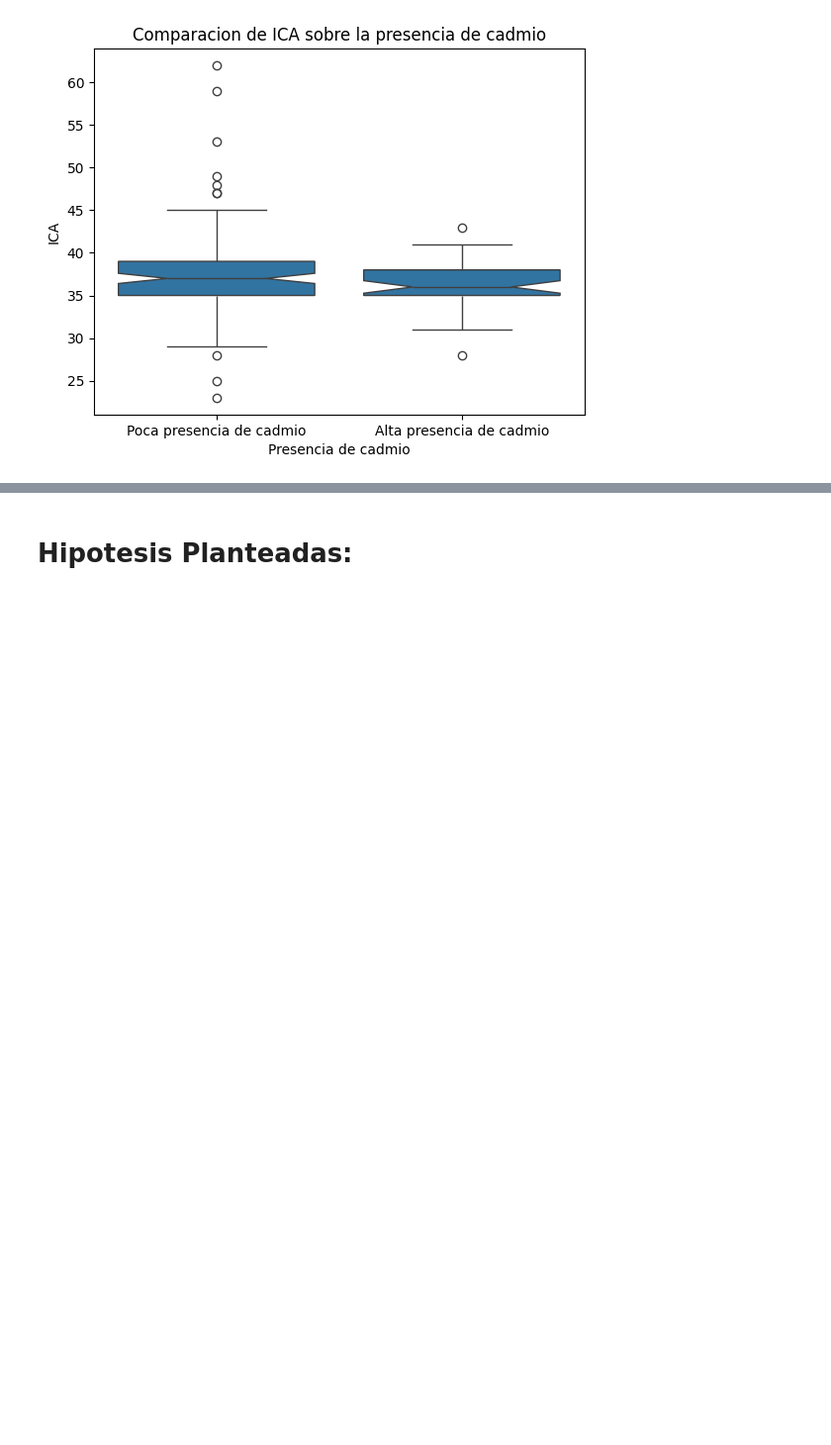
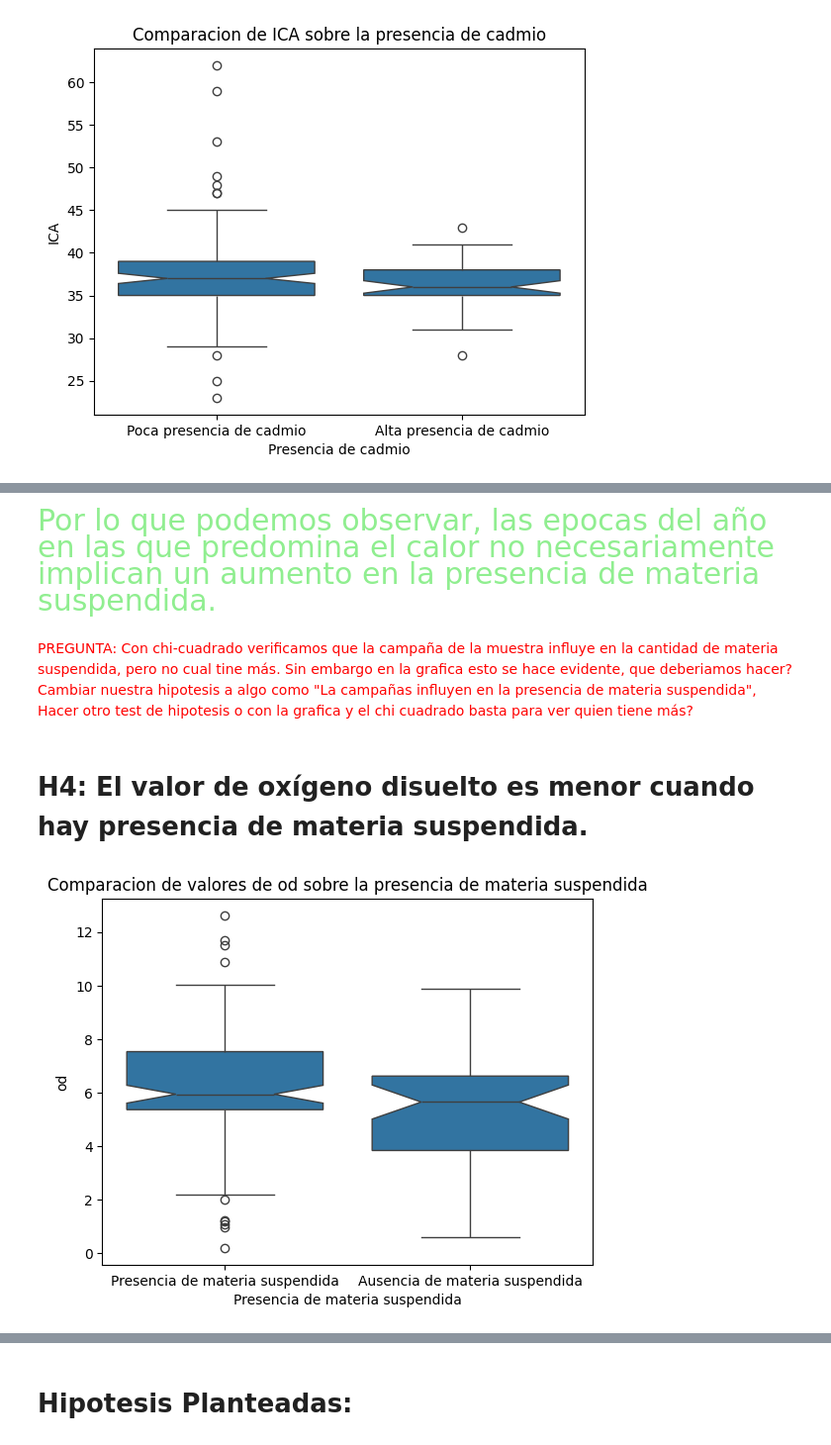
Before and after one commit to SOAgustin/PracticaEspecial, a Jupyter notebook: PracticoEspecial.ipynb, the cells around one changed output, grey strips where cells are left out. Shown: that part at 99% size. Drawn from its saved outputs; the diff is of its cells as text; code cells hidden in the pictures; blank space fills up the shorter version.

Commit message:
Realización de la hipotesis nro 4 y planteo de modificacion de la H1 (Seguimos a ciega)

```diff
--- a/PracticoEspecial.ipynb
+++ b/PracticoEspecial.ipynb
@@ -2356,0 +2485,18 @@ plt.show()
+# %% [markdown]
+<span style="color:lightgreen; font-size:30px">Por lo que podemos observar, las epocas del año en las que predomina el calor no necesariamente implican un aumento en la presencia de materia suspendida.</span>
+# %% [markdown]
+<span style="color:red; font-size:60px">PREGUNTA: Con chi-cuadrado verificamos que la campaña de la muestra influye en la cantidad de materia suspendida, pero no cual tine más. Sin embargo en la grafica esto se hace evidente, que deberiamos hacer? Cambiar nuestra hipotesis a algo como "La campañas influyen en la presencia de materia suspendida", Hacer otro test de hipotesis o con la grafica y el chi cuadrado basta para ver quien tiene más?</span>
+# %% [markdown]
+# H4: El valor de oxígeno disuelto es menor cuando hay presencia de materia suspendida.
+# %%
+import seaborn as sns
+import matplotlib.pyplot as plt
+
+sns.boxplot(x='mat_susp', y='od', data=rd_copia, notch=True)
+plt.title("Comparacion de valores de od sobre la presencia de materia suspendida")
+plt.xlabel("Presencia de materia suspendida")
+plt.xticks(ticks=[0, 1], labels=["Presencia de materia suspendida", "Ausencia de materia suspendida"])
+plt.ylabel("od")
+plt.show()
+# %% [output]
+[figure, added]
```
Also changed, not shown: parts of 28 cells of this notebook.
